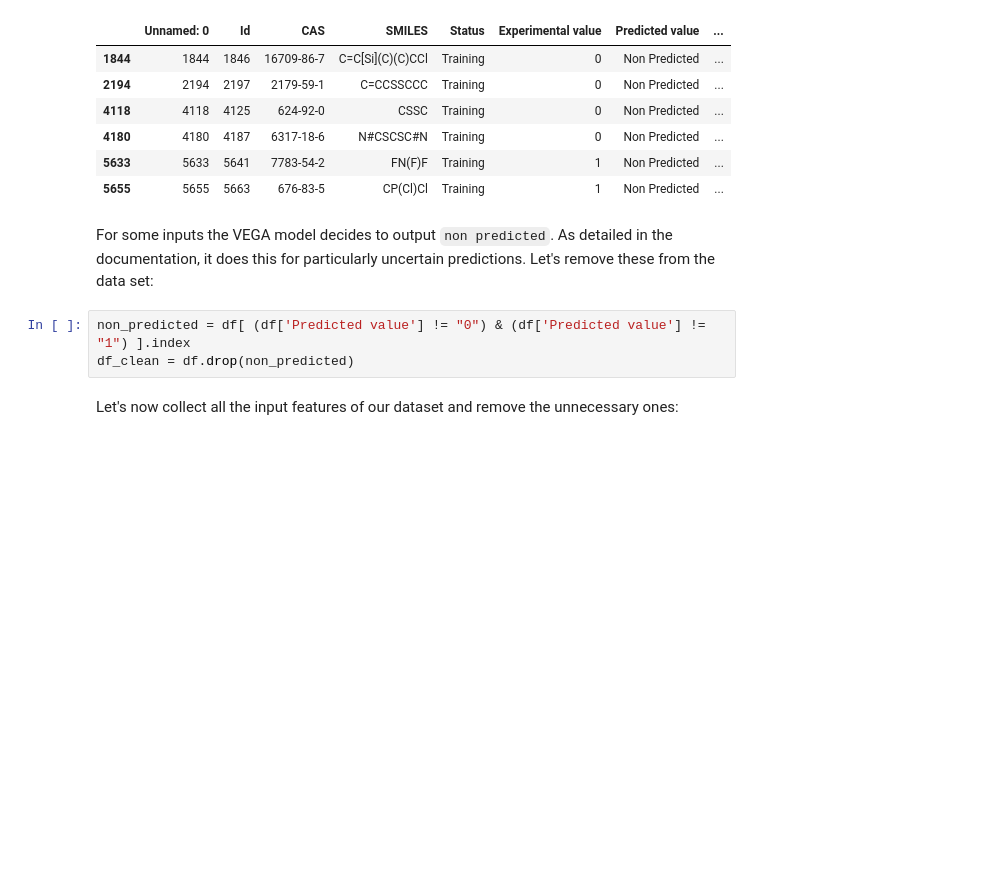
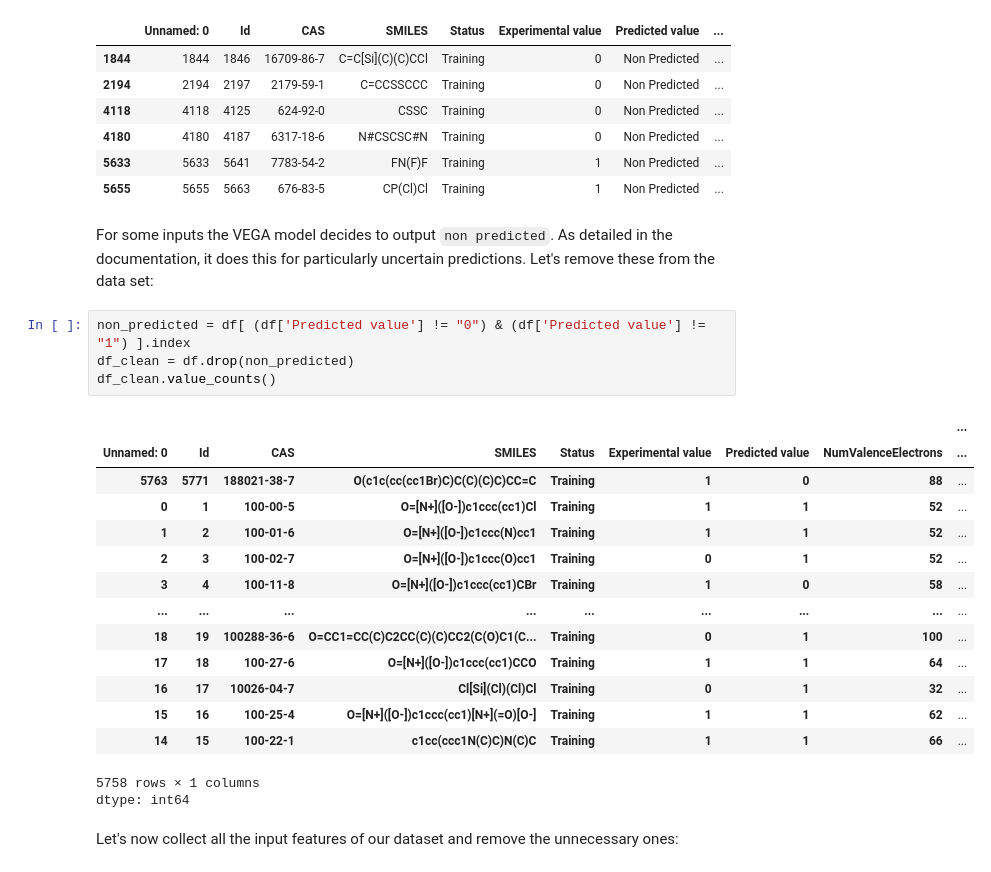
Before and after one commit to anishk18/Chemical-Engineering-PythonCodes, a Jupyter notebook: 02_kNN_QSPR.ipynb, the cells around one changed output. Saved outputs shown, nothing was run; the diff lists cells and outputs as text; blank space fills up the shorter version.

```diff
--- a/02_kNN_QSPR.ipynb
+++ b/02_kNN_QSPR.ipynb
@@ -220,6 +234,23 @@ For some inputs the VEGA model decides to output `non predicted`. As detailed in
 # %%
 non_predicted = df[ (df['Predicted value'] != "0") & (df['Predicted value'] != "1") ].index
 df_clean = df.drop(non_predicted)
+df_clean.value_counts()
+# %% [output]
+|  |  |  |  |  |  |  |  | ... |
+| Unnamed: 0 | Id | CAS | SMILES | Status | Experimental value | Predicted value | NumValenceElectrons | ... |
+| 5763 | 5771 | 188021-38-7 | O(c1c(cc(cc1Br)C)C(C)(C)C)CC=C | Training | 1 | 0 | 88 | ... |
+| 0 | 1 | 100-00-5 | O=[N+]([O-])c1ccc(cc1)Cl | Training | 1 | 1 | 52 | ... |
+| 1 | 2 | 100-01-6 | O=[N+]([O-])c1ccc(N)cc1 | Training | 1 | 1 | 52 | ... |
+| 2 | 3 | 100-02-7 | O=[N+]([O-])c1ccc(O)cc1 | Training | 0 | 1 | 52 | ... |
+| 3 | 4 | 100-11-8 | O=[N+]([O-])c1ccc(cc1)CBr | Training | 1 | 0 | 58 | ... |
+| ... | ... | ... | ... | ... | ... | ... | ... | ... |
+| 18 | 19 | 100288-36-6 | O=CC1=CC(C)C2CC(C)(C)CC2(C(O)C1(C... | Training | 0 | 1 | 100 | ... |
+| 17 | 18 | 100-27-6 | O=[N+]([O-])c1ccc(cc1)CCO | Training | 1 | 1 | 64 | ... |
+| 16 | 17 | 10026-04-7 | Cl[Si](Cl)(Cl)Cl | Training | 0 | 1 | 32 | ... |
+| 15 | 16 | 100-25-4 | O=[N+]([O-])c1ccc(cc1)[N+](=O)[O-] | Training | 1 | 1 | 62 | ... |
+| 14 | 15 | 100-22-1 | c1cc(ccc1N(C)C)N(C)C | Training | 1 | 1 | 66 | ... |
+5758 rows × 1 columns
+dtype: int64
 # %% [markdown]
 Let's now collect all the input features of our dataset and remove the unnecessary ones:
 # %%
```
Also changed, not shown: parts of 7 cells of this notebook.
